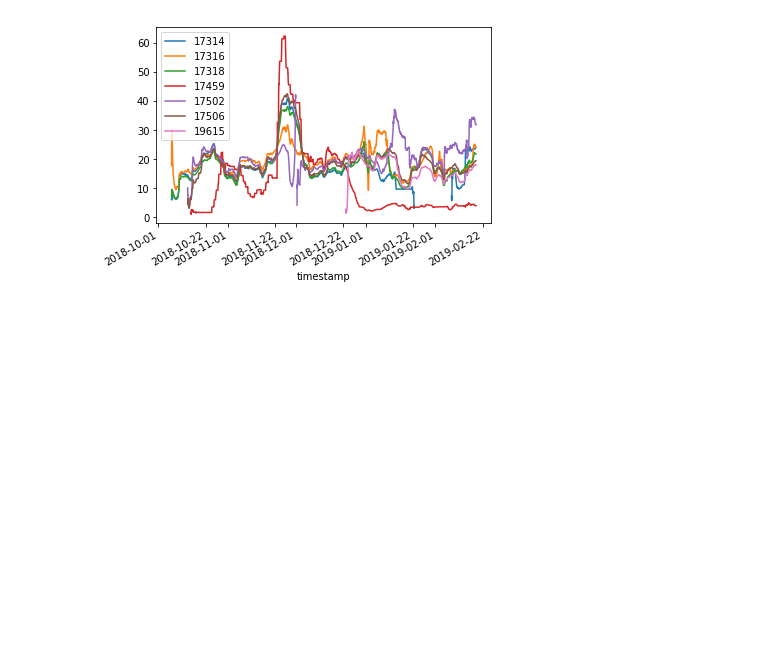
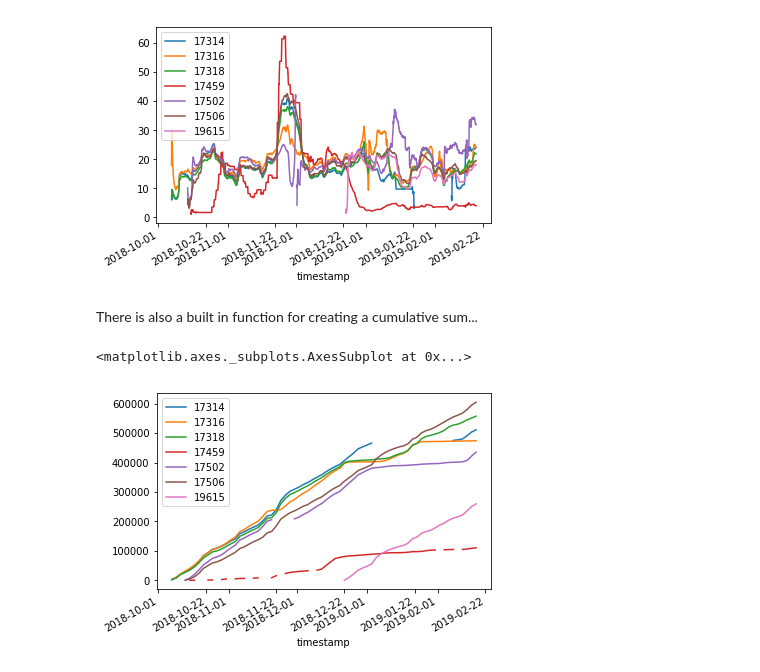
Before and after one commit to NatalieThurlby/pandas_time_series_demo, a Jupyter notebook: time-series-demo.ipynb, the cells around one changed output. Cells and saved outputs as stored; diff of their text form; code cells hidden in the pictures; blank space fills up the shorter version.

```diff
--- a/time-series-demo.ipynb
+++ b/time-series-demo.ipynb
@@ -67,3 +67,11 @@ big_df.rolling('10D').mean().plot()
 # %% [output]
 <matplotlib.axes._subplots.AxesSubplot at 0x...>
 [figure]
+# %% [markdown]
+There is also a built in function for creating a cumulative sum...
+# %%
+cumulative_pollution = big_df.cumsum()
+cumulative_pollution.resample('2D').mean().plot()
+# %% [output]
+<matplotlib.axes._subplots.AxesSubplot at 0x...>
+[figure, added]
```
Also changed, not shown: parts of 9 cells of this notebook.
